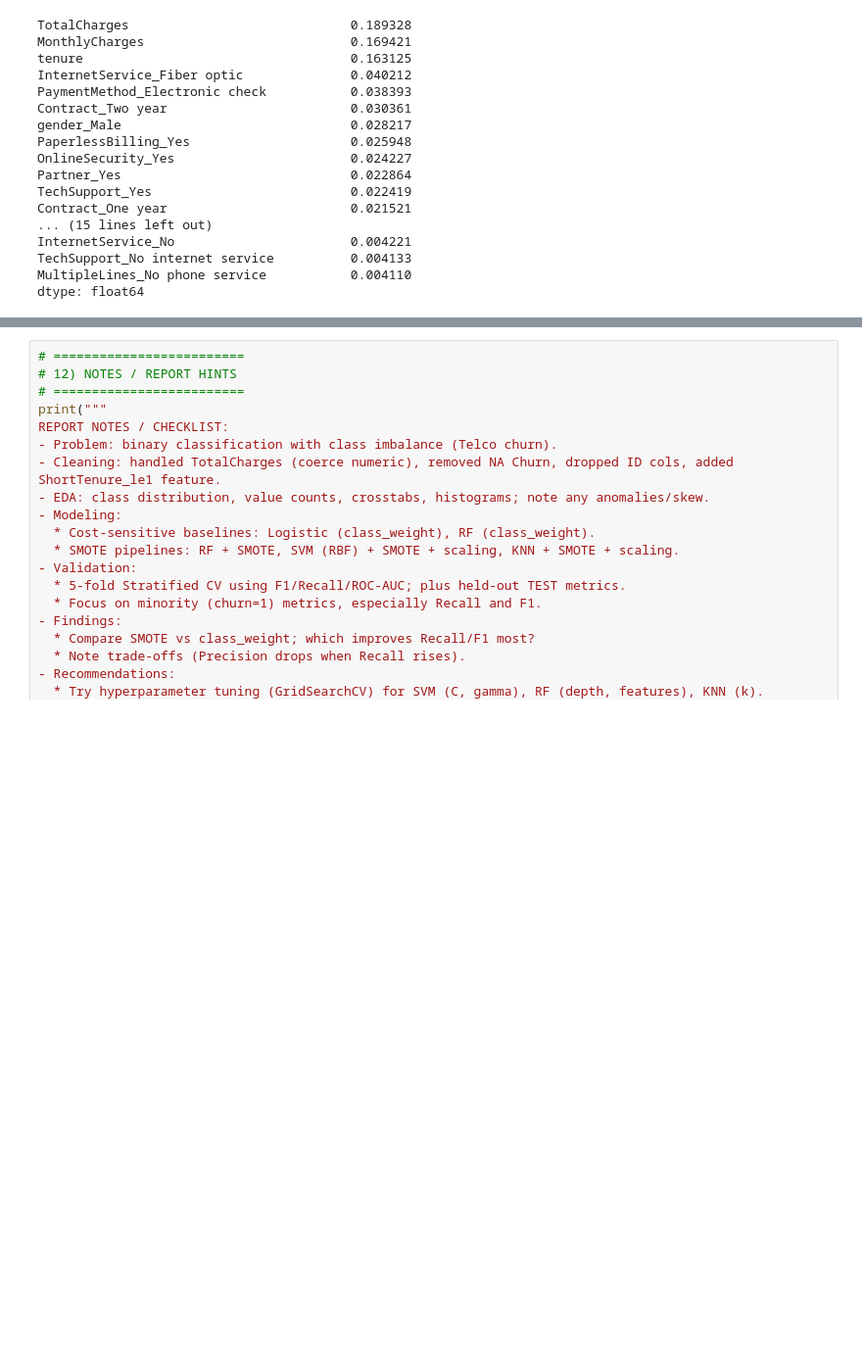
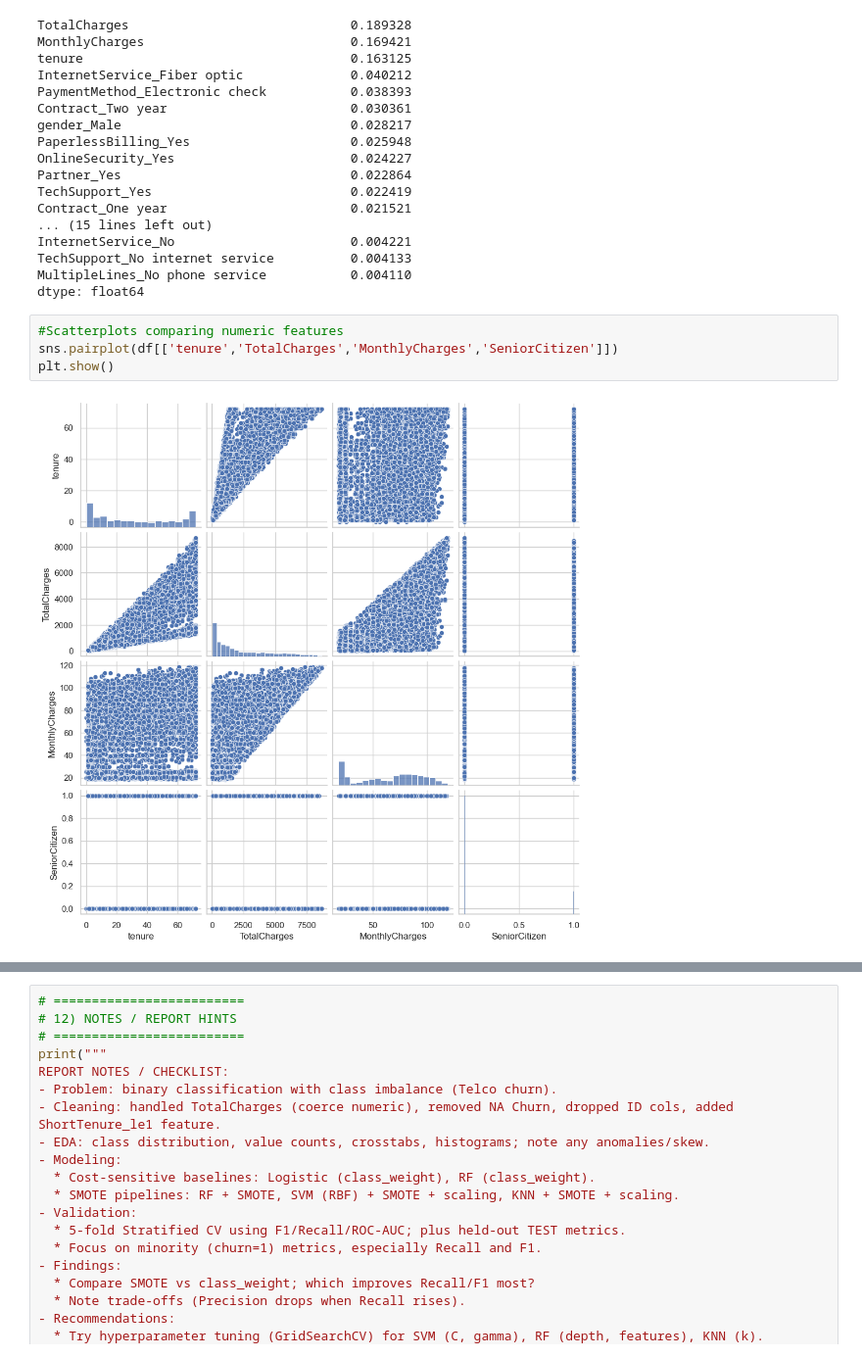
Before and after one commit to K3ny3tta/Group6_TelcoData, a Jupyter notebook: group6_telco_rf.ipynb, the cells around one changed output, grey strips where cells are left out. Shown at 98% size. Cells and saved outputs as stored; diff of their text form; blank space fills up the shorter version.

```diff
--- a/group6_telco_rf.ipynb
+++ b/group6_telco_rf.ipynb
@@ -461,3 +494,9 @@ InternetService_No                       0.004221
 TechSupport_No internet service          0.004133
 MultipleLines_No phone service           0.004110
 dtype: float64
+# %%
+#Scatterplots comparing numeric features
+sns.pairplot(df[['tenure','TotalCharges','MonthlyCharges','SeniorCitizen']])
+plt.show()
+# %% [output]
+[figure, added]
```
Also changed, not shown: parts of 10 cells of this notebook.
